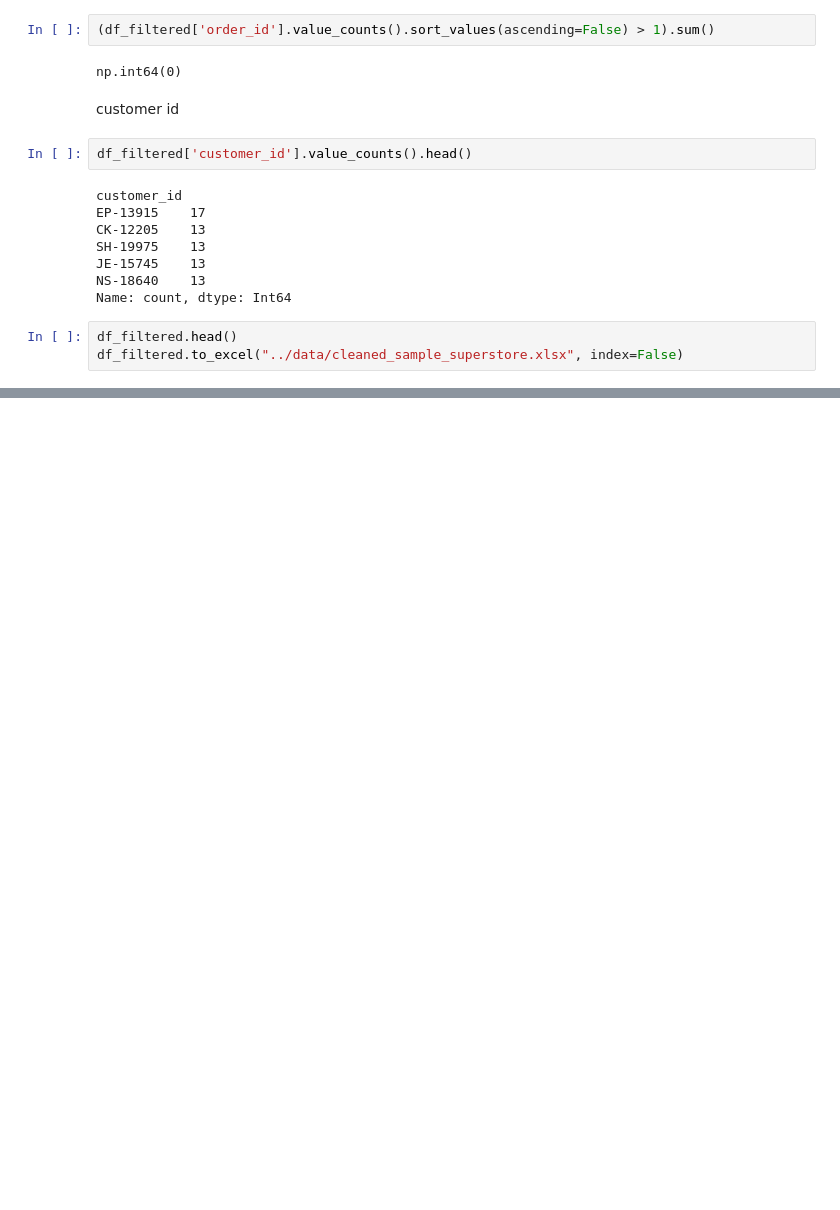
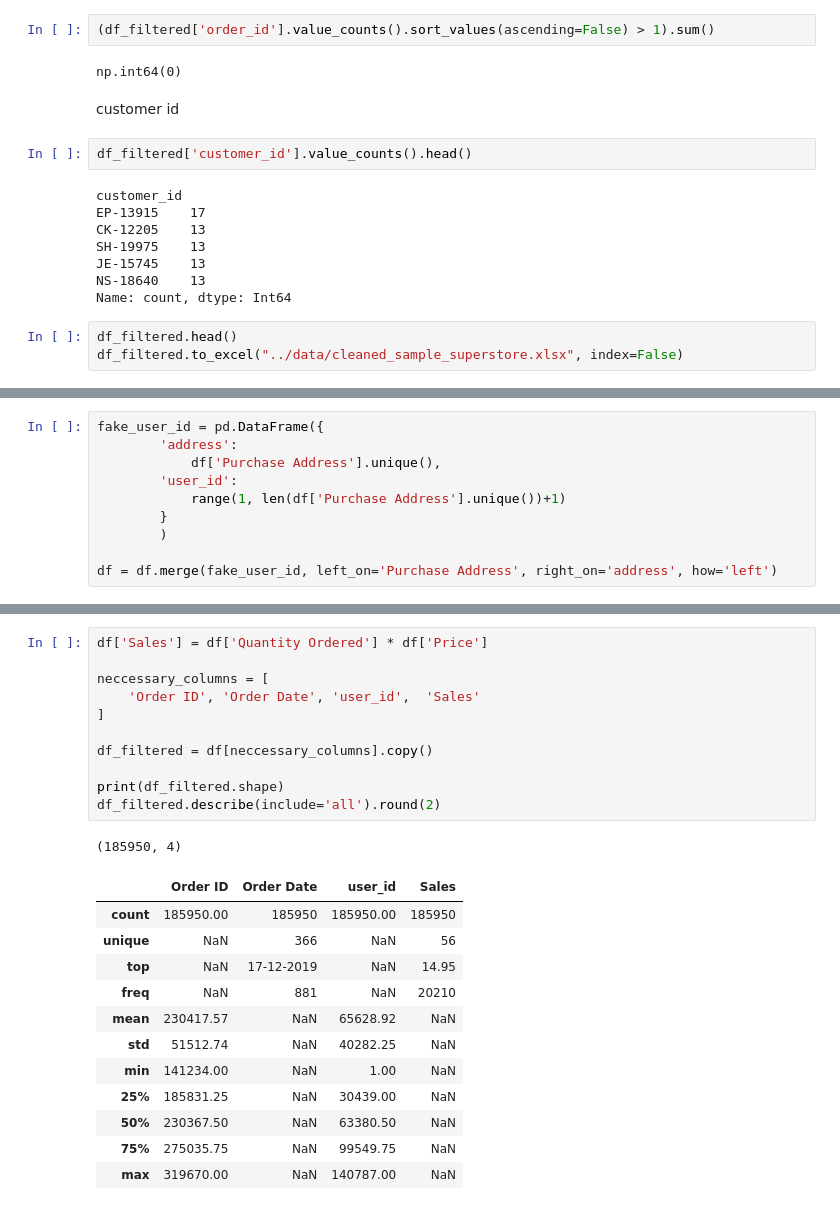
Before and after one commit to Ajandaghian/VizOs, a Jupyter notebook: temp_notebooks/sample_data_cleaner.ipynb, the cells around one changed output, grey strips where cells are left out. Cells and saved outputs as stored; diff of their text form; blank space fills up the shorter version.

```diff
--- a/temp_notebooks/sample_data_cleaner.ipynb
+++ b/temp_notebooks/sample_data_cleaner.ipynb
@@ -159,0 +333,10 @@ df_filtered.to_excel("../data/cleaned_sample_superstore.xlsx", index=False)
+# %%
+fake_user_id = pd.DataFrame({
+        'address':
+            df['Purchase Address'].unique(),
+        'user_id':
+            range(1, len(df['Purchase Address'].unique())+1)
+        }
+        )
+
+df = df.merge(fake_user_id, left_on='Purchase Address', right_on='address', how='left')
@@ -159,0 +357,25 @@ df_filtered.to_excel("../data/cleaned_sample_superstore.xlsx", index=False)
+# %%
+df['Sales'] = df['Quantity Ordered'] * df['Price']
+
+neccessary_columns = [
+    'Order ID', 'Order Date', 'user_id',  'Sales'
+]
+
+df_filtered = df[neccessary_columns].copy()
+
+print(df_filtered.shape)
+df_filtered.describe(include='all').round(2)
+# %% [output]
+(185950, 4)
+|  | Order ID | Order Date | user_id | Sales |
+| count | 185950.00 | 185950 | 185950.00 | 185950 |
+| unique | NaN | 366 | NaN | 56 |
+| top | NaN | 17-12-2019 | NaN | 14.95 |
+| freq | NaN | 881 | NaN | 20210 |
+| mean | 230417.57 | NaN | 65628.92 | NaN |
+| std | 51512.74 | NaN | 40282.25 | NaN |
+| min | 141234.00 | NaN | 1.00 | NaN |
+| 25% | 185831.25 | NaN | 30439.00 | NaN |
+| 50% | 230367.50 | NaN | 63380.50 | NaN |
+| 75% | 275035.75 | NaN | 99549.75 | NaN |
+| max | 319670.00 | NaN | 140787.00 | NaN |
```
Also changed, not shown: parts of 39 cells of this notebook, 2 other files.
